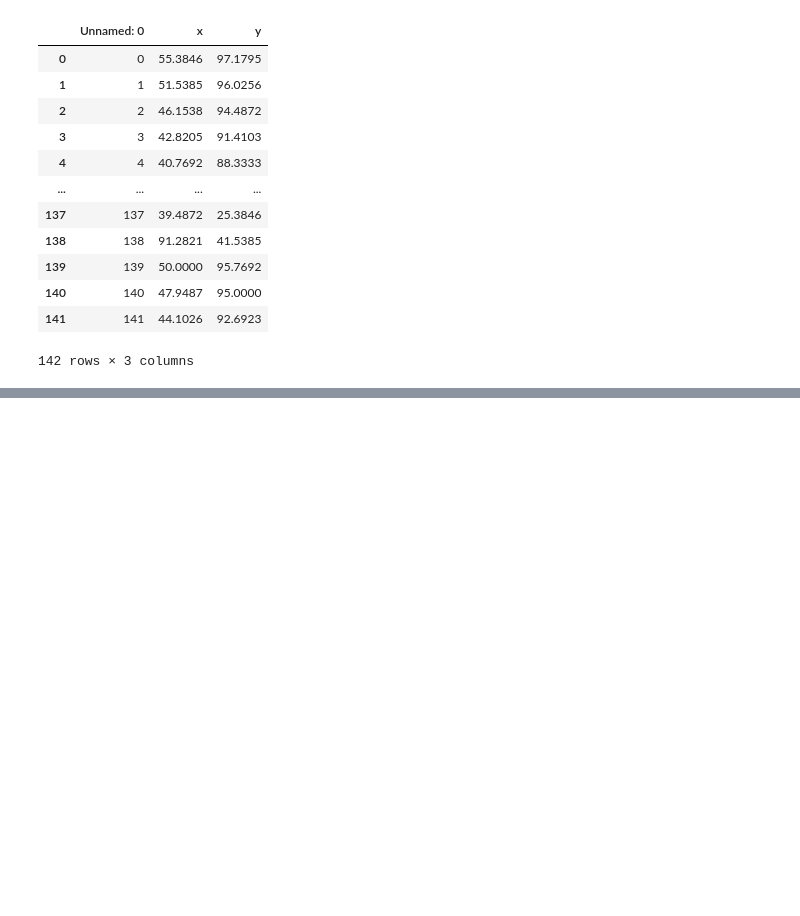
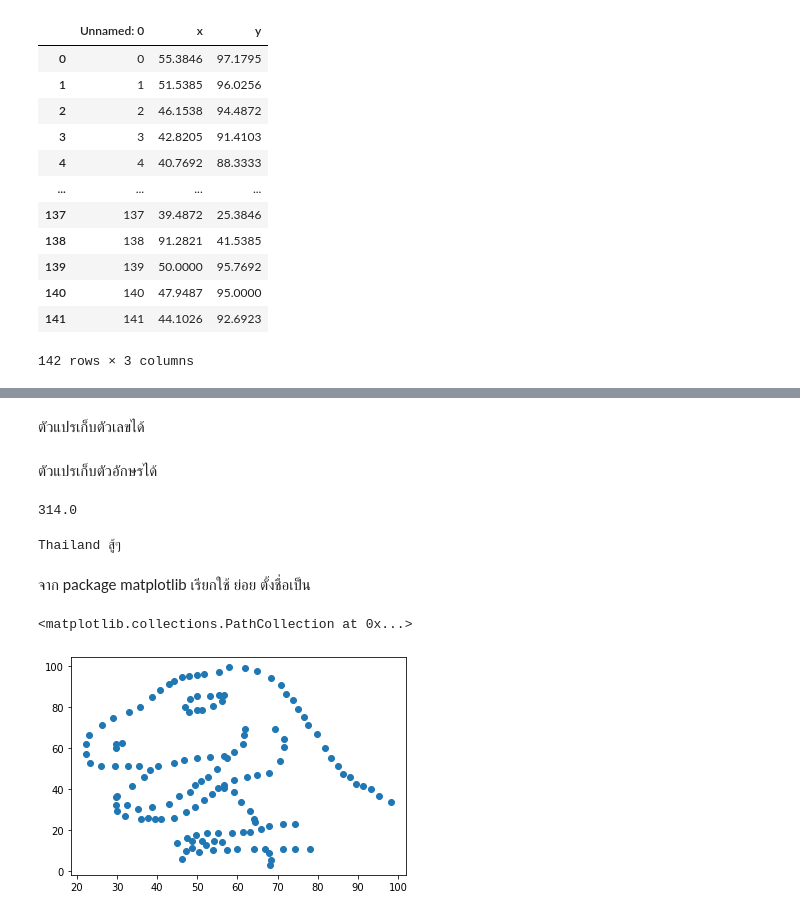
Before and after one commit to tthawatch/DPDM, a Jupyter notebook: Data101.ipynb, the cells around one changed output, grey strips where cells are left out. Saved outputs shown, nothing was run; the diff lists cells and outputs as text; code cells hidden in the pictures; blank space fills up the shorter version.

```diff
--- a/Data101.ipynb
+++ b/Data101.ipynb
@@ -28,6 +28,8 @@ KeyboardInterrupt: ignored
 import os
 # %% [markdown]
 เช็คลิงค์จาก drive
+# %%
+base_path = '/content/drive/My Drive/DWDM_material'
 # %%
 os.listdir('/content/drive/My Drive/DWDM_material')
 # %% [output]
@@ -45,6 +47,8 @@ os.listdir('/content/drive/My Drive/DWDM_material')
  'metadata (1).xlsx']
 # %% [markdown]
 อ่านข้อมูลในไฟล์ csv
+# %%
+file_path = os.path.join(base_path,'test.csv')
 # %%
 pd.read_csv('/content/drive/My Drive/DWDM_material/test.csv')
 # %% [output]
@@ -63,0 +70,2 @@ pd.read_csv('/content/drive/My Drive/DWDM_material/test.csv')
+# %%
+table = pd.read_csv(file_path)
@@ -63,0 +110,2 @@ pd.read_csv('/content/drive/My Drive/DWDM_material/test.csv')
+# %% [markdown]
+ตัวแปรเก็บตัวเลขได้
@@ -63,0 +114,2 @@ pd.read_csv('/content/drive/My Drive/DWDM_material/test.csv')
+# %% [markdown]
+ตัวแปรเก็บตัวอักษรได้
@@ -63,0 +120,12 @@ pd.read_csv('/content/drive/My Drive/DWDM_material/test.csv')
+# %%
+number_C = number_A*number_B
+print(number_C)
+# %% [output]
+314.0
+# %%
+word_X = ' สู้ๆ'
+print(word_B + word_X)
+# %% [output]
+Thailand สู้ๆ
+# %% [markdown]
+จาก package matplotlib เรียกใช้ ย่อย ตั้งชื่อเป็น
@@ -63,0 +134,5 @@ pd.read_csv('/content/drive/My Drive/DWDM_material/test.csv')
+# %%
+plt.scatter(table['x'],table['y'])
+# %% [output]
+<matplotlib.collections.PathCollection at 0x...>
+[figure, added]
```
Also changed, not shown: parts of 52 cells of this notebook.
